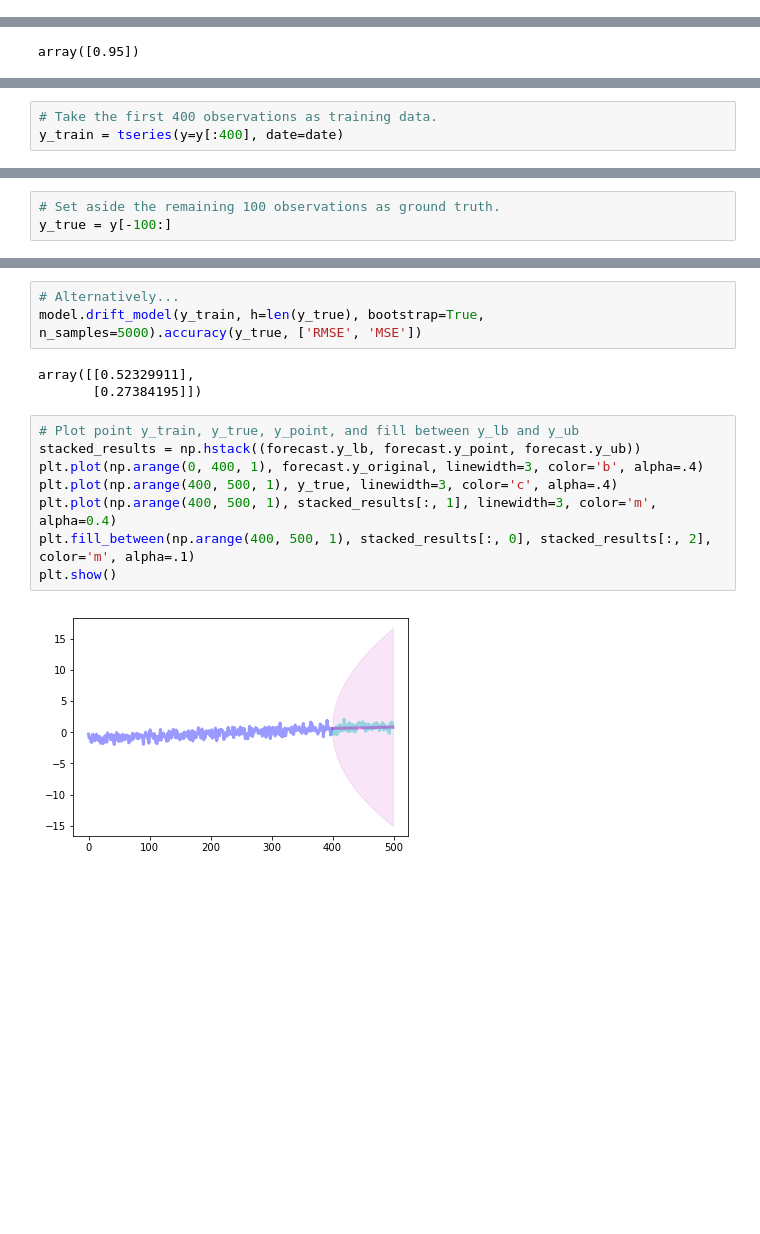
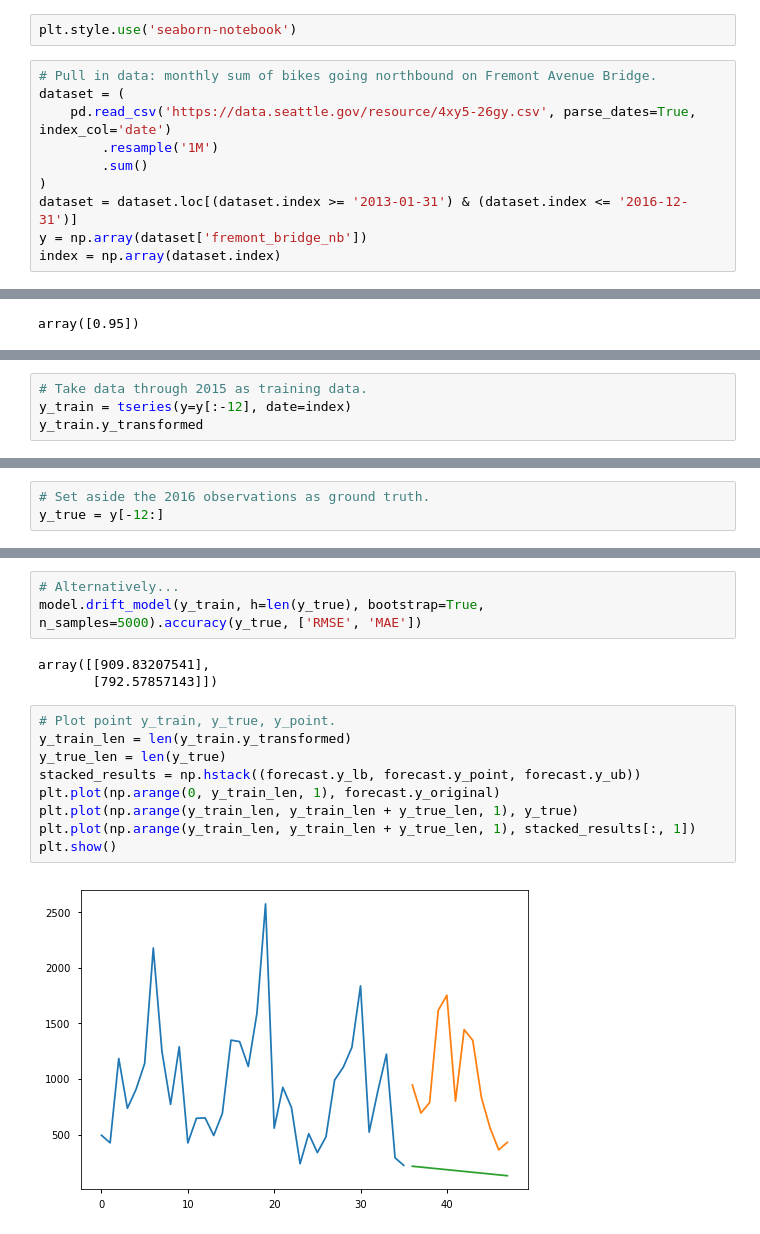
Before and after one commit to jdee-smith/PyForePa, a Jupyter notebook: PyForePa_basic.ipynb, the cells around one changed output, grey strips where cells are left out. Drawn from its saved outputs; the diff is of its cells as text; blank space fills up the shorter version.

```diff
--- a/PyForePa_basic.ipynb
+++ b/PyForePa_basic.ipynb
@@ -17,0 +9,12 @@ data = tseries(y=y, date=date)
+# %%
+plt.style.use('seaborn-notebook')
+# %%
+# Pull in data: monthly sum of bikes going northbound on Fremont Avenue Bridge.
+dataset = (
+    pd.read_csv('https://data.seattle.gov/resource/4xy5-26gy.csv', parse_dates=True, index_col='date')
+        .resample('1M')
+        .sum()
+)
+dataset = dataset.loc[(dataset.index >= '2013-01-31') & (dataset.index <= '2016-12-31')]
+y = np.array(dataset['fremont_bridge_nb'])
+index = np.array(dataset.index)
@@ -47,3 +78,4 @@ plt.show()
 # %%
-# Take the first 400 observations as training data.
-y_train = tseries(y=y[:400], date=date)
+# Take data through 2015 as training data.
+y_train = tseries(y=y[:-12], date=index)
+y_train.y_transformed
@@ -50,4 +87,4 @@ y_train = tseries(y=y[:400], date=date)
 # %%
-# Set aside the remaining 100 observations as ground truth.
-y_true = y[-100:]
+# Set aside the 2016 observations as ground truth.
+y_true = y[-12:]
 # %%
@@ -61,16 +113,17 @@ array([[0.52329911],
 # %%
 # Alternatively...
-model.drift_model(y_train, h=len(y_true), bootstrap=True, n_samples=5000).accuracy(y_true, ['RMSE', 'MSE'])
+model.drift_model(y_train, h=len(y_true), bootstrap=True, n_samples=5000).accuracy(y_true, ['RMSE', 'MAE'])
 # %% [output]
-array([[0.52329911],
-       [0.27384195]])
+array([[909.83207541],
+       [792.57857143]])
 # %%
-# Plot point y_train, y_true, y_point, and fill between y_lb and y_ub
+# Plot point y_train, y_true, y_point.
+y_train_len = len(y_train.y_transformed)
+y_true_len = len(y_true)
 stacked_results = np.hstack((forecast.y_lb, forecast.y_point, forecast.y_ub))
-plt.plot(np.arange(0, 400, 1), forecast.y_original, linewidth=3, color='b', alpha=.4)
-plt.plot(np.arange(400, 500, 1), y_true, linewidth=3, color='c', alpha=.4)
-plt.plot(np.arange(400, 500, 1), stacked_results[:, 1], linewidth=3, color='m', alpha=0.4)
-plt.fill_between(np.arange(400, 500, 1), stacked_results[:, 0], stacked_results[:, 2], color='m', alpha=.1)
+plt.plot(np.arange(0, y_train_len, 1), forecast.y_original)
+plt.plot(np.arange(y_train_len, y_train_len + y_true_len, 1), y_true)
+plt.plot(np.arange(y_train_len, y_train_len + y_true_len, 1), stacked_results[:, 1])
 plt.show()
 # %% [output]
-[figure, old version]
+[figure, new version]
```
Also changed, not shown: parts of 15 cells of this notebook, 15 other files.
